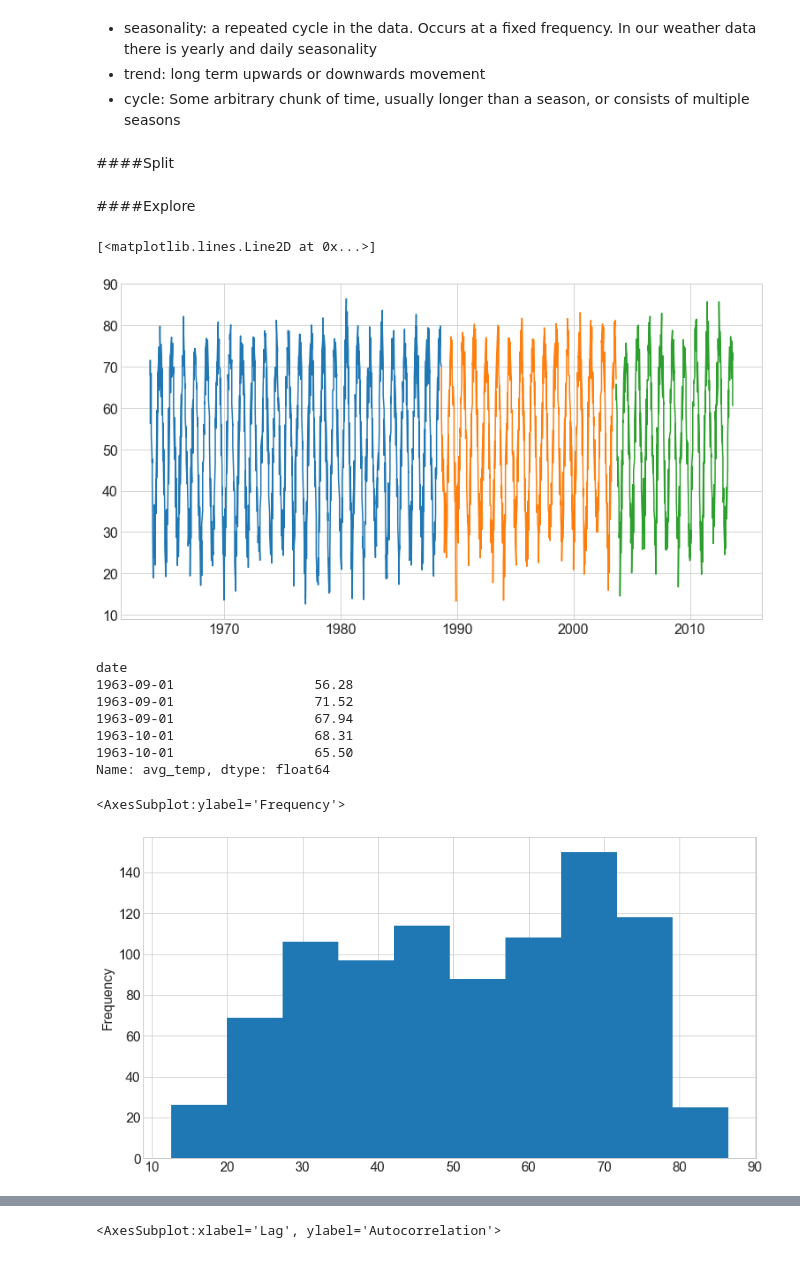
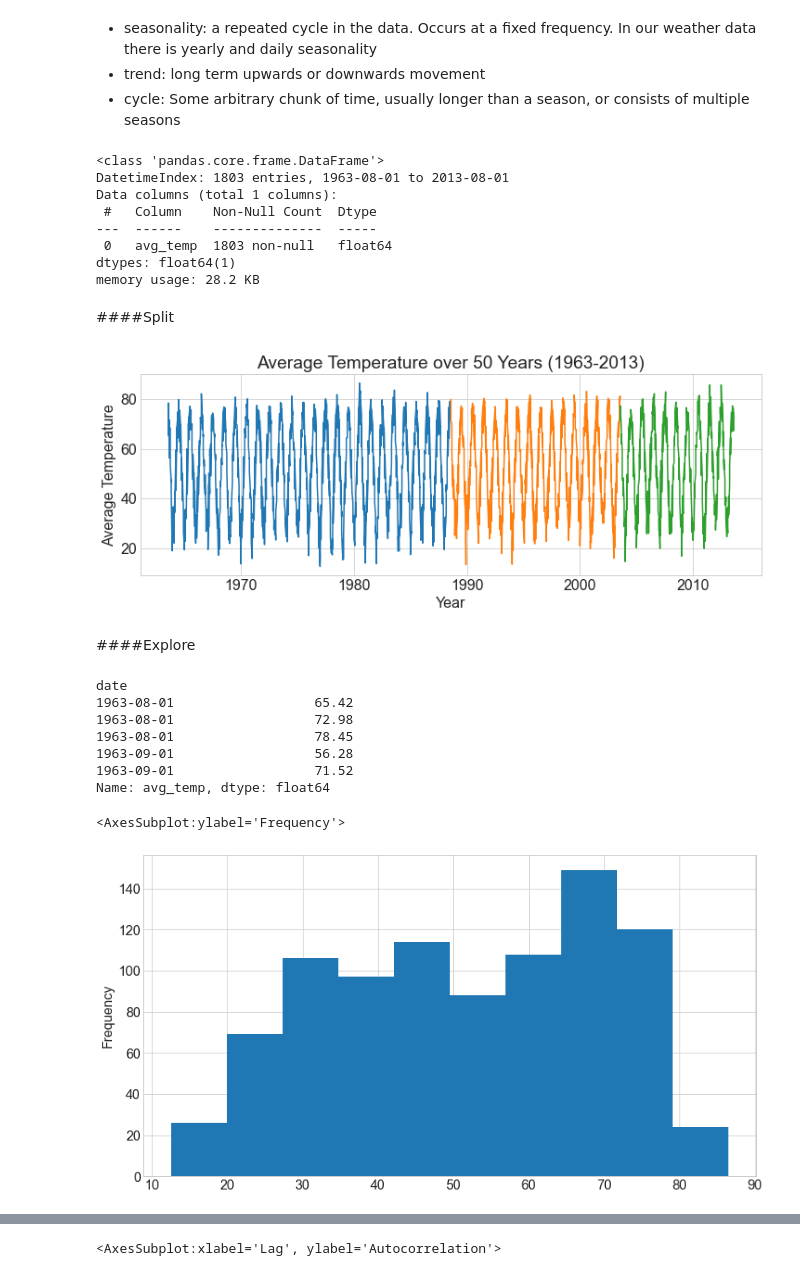
Before and after one commit to hrodjr/time-series-exercisess, a Jupyter notebook: time-series-e2e-exercise.ipynb, the cells around one changed output, grey strips where cells are left out. Saved outputs shown, nothing was run; the diff lists cells and outputs as text; code cells hidden in the pictures.

```diff
--- a/time-series-e2e-exercise.ipynb
+++ b/time-series-e2e-exercise.ipynb
@@ -101,6 +101,19 @@ Date Range: 1963-09-01 00:00:00 to 2013-09-01 00:00:00
 - seasonality: a repeated cycle in the data. Occurs at a fixed frequency. In our weather data there is yearly and daily seasonality
 - trend: long term upwards or downwards movement
 - cycle: Some arbitrary chunk of time, usually longer than a season, or consists of multiple seasons
+# %%
+#Going to drop all but the index, avg temp and uncertainty here so I can use the original prepd df for later
+df = df.drop(columns=['city', 'country', 'latitude', 'longitude', 'avgtemp_uncertainty'])
+df.info()
+# %% [output]
+<class 'pandas.core.frame.DataFrame'>
+DatetimeIndex: 1803 entries, 1963-08-01 to 2013-08-01
+Data columns (total 1 columns):
+ #   Column    Non-Null Count  Dtype
+---  ------    --------------  -----
+ 0   avg_temp  1803 non-null   float64
+dtypes: float64(1)
+memory usage: 28.2 KB
 # %% [markdown]
 ####Split
 # %%
@@ -113,31 +126,36 @@ validate_end_index = train_size + validate_size
 train = df[: train_size]
 validate = df[train_size : validate_end_index]
 test = df[validate_end_index : ]
-# %% [markdown]
-####Explore
 # %%
-plt.plot(train.index, train.avg_temp)
-plt.plot(validate.index, validate.avg_temp)
-plt.plot(test.index, test.avg_temp)
+for col in train.columns:
+    plt.figure(figsize=(12,4))
+    plt.plot(train[col])
+    plt.plot(validate[col])
+    plt.plot(test[col])
+    plt.ylabel('Average Temperature')
+    plt.xlabel('Year')
+    plt.title('Average Temperature over 50 Years (1963-2013)')
+    plt.show()
 # %% [output]
-[<matplotlib.lines.Line2D at 0x...>]
-[figure, old version]
+[figure, new version]
+# %% [markdown]
+####Explore
 # %%
 y = train.avg_temp
 y.head()
 # %% [output]
 date
+1963-08-01                  65.42
+1963-08-01                  72.98
+1963-08-01                  78.45
 1963-09-01                  56.28
 1963-09-01                  71.52
-1963-09-01                  67.94
-1963-10-01                  68.31
-1963-10-01                  65.50
 Name: avg_temp, dtype: float64
 # %%
 y.plot.hist()
 # %% [output]
 <AxesSubplot:ylabel='Frequency'>
-[figure, old version]
+[figure, new version]
 # %%
 #Average temperature by year
 ax = y.groupby(y.index.year).mean().plot.bar(width=.9, ec='black')
```
Also changed, not shown: parts of 80 cells of this notebook, 1 other file.
